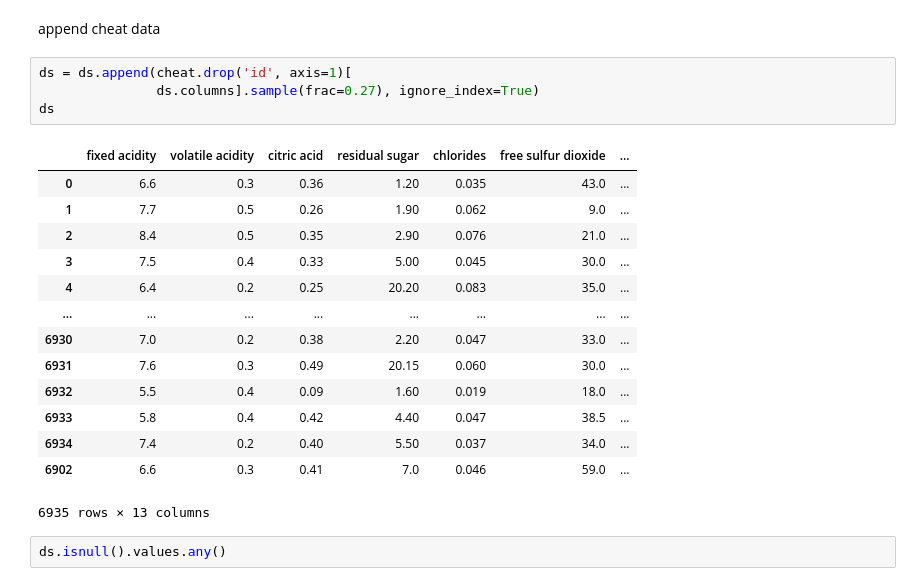
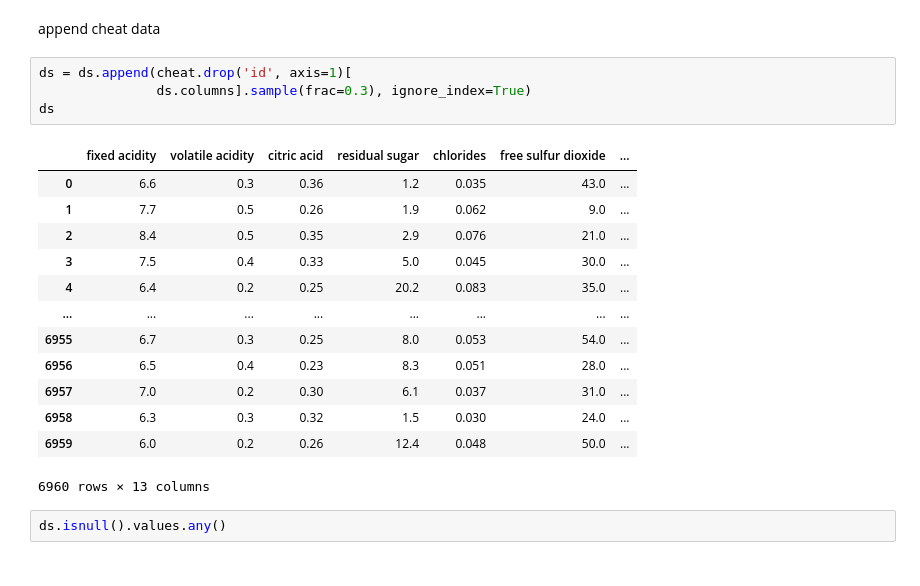
Before and after one commit to Z3r4t05/FPT, a Jupyter notebook: AIL/ail302m-fall22/keras_model.ipynb, the cells around one changed output. Cells and saved outputs as stored; diff of their text form.

```diff
--- a/AIL/ail302m-fall22/keras_model.ipynb
+++ b/AIL/ail302m-fall22/keras_model.ipynb
@@ -118,23 +118,22 @@ ds
 append cheat data
 # %%
 ds = ds.append(cheat.drop('id', axis=1)[
-               ds.columns].sample(frac=0.27), ignore_index=True)
+               ds.columns].sample(frac=0.3), ignore_index=True)
 ds
 # %% [output]
 |  | fixed acidity | volatile acidity | citric acid | residual sugar | chlorides | free sulfur dioxide | ... |
-| 0 | 6.6 | 0.3 | 0.36 | 1.20 | 0.035 | 43.0 | ... |
-| 1 | 7.7 | 0.5 | 0.26 | 1.90 | 0.062 | 9.0 | ... |
-| 2 | 8.4 | 0.5 | 0.35 | 2.90 | 0.076 | 21.0 | ... |
-| 3 | 7.5 | 0.4 | 0.33 | 5.00 | 0.045 | 30.0 | ... |
-| 4 | 6.4 | 0.2 | 0.25 | 20.20 | 0.083 | 35.0 | ... |
+| 0 | 6.6 | 0.3 | 0.36 | 1.2 | 0.035 | 43.0 | ... |
+| 1 | 7.7 | 0.5 | 0.26 | 1.9 | 0.062 | 9.0 | ... |
+| 2 | 8.4 | 0.5 | 0.35 | 2.9 | 0.076 | 21.0 | ... |
+| 3 | 7.5 | 0.4 | 0.33 | 5.0 | 0.045 | 30.0 | ... |
+| 4 | 6.4 | 0.2 | 0.25 | 20.2 | 0.083 | 35.0 | ... |
 | ... | ... | ... | ... | ... | ... | ... | ... |
-| 6930 | 7.0 | 0.2 | 0.38 | 2.20 | 0.047 | 33.0 | ... |
-| 6931 | 7.6 | 0.3 | 0.49 | 20.15 | 0.060 | 30.0 | ... |
-| 6932 | 5.5 | 0.4 | 0.09 | 1.60 | 0.019 | 18.0 | ... |
-| 6933 | 5.8 | 0.4 | 0.42 | 4.40 | 0.047 | 38.5 | ... |
-| 6934 | 7.4 | 0.2 | 0.40 | 5.50 | 0.037 | 34.0 | ... |
-| 6902 | 6.6 | 0.3 | 0.41 | 7.0 | 0.046 | 59.0 | ... |
+| 6955 | 6.7 | 0.3 | 0.25 | 8.0 | 0.053 | 54.0 | ... |
+| 6956 | 6.5 | 0.4 | 0.23 | 8.3 | 0.051 | 28.0 | ... |
+| 6957 | 7.0 | 0.2 | 0.30 | 6.1 | 0.037 | 31.0 | ... |
+| 6958 | 6.3 | 0.3 | 0.32 | 1.5 | 0.030 | 24.0 | ... |
+| 6959 | 6.0 | 0.2 | 0.26 | 12.4 | 0.048 | 50.0 | ... |
-6935 rows × 13 columns
+6960 rows × 13 columns
 # %%
 ds.isnull().values.any()
 # %% [output]
```
Also changed, not shown: parts of 15 cells of this notebook, 6 other files.
